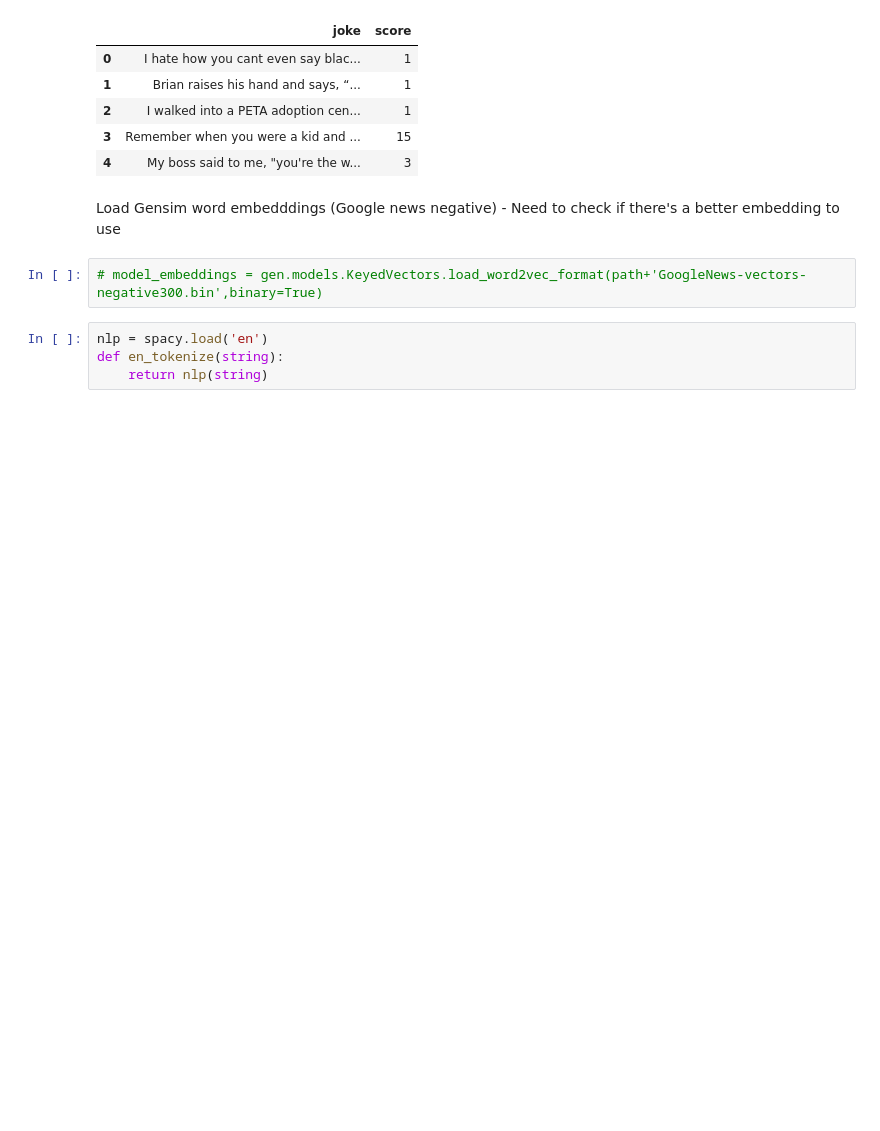
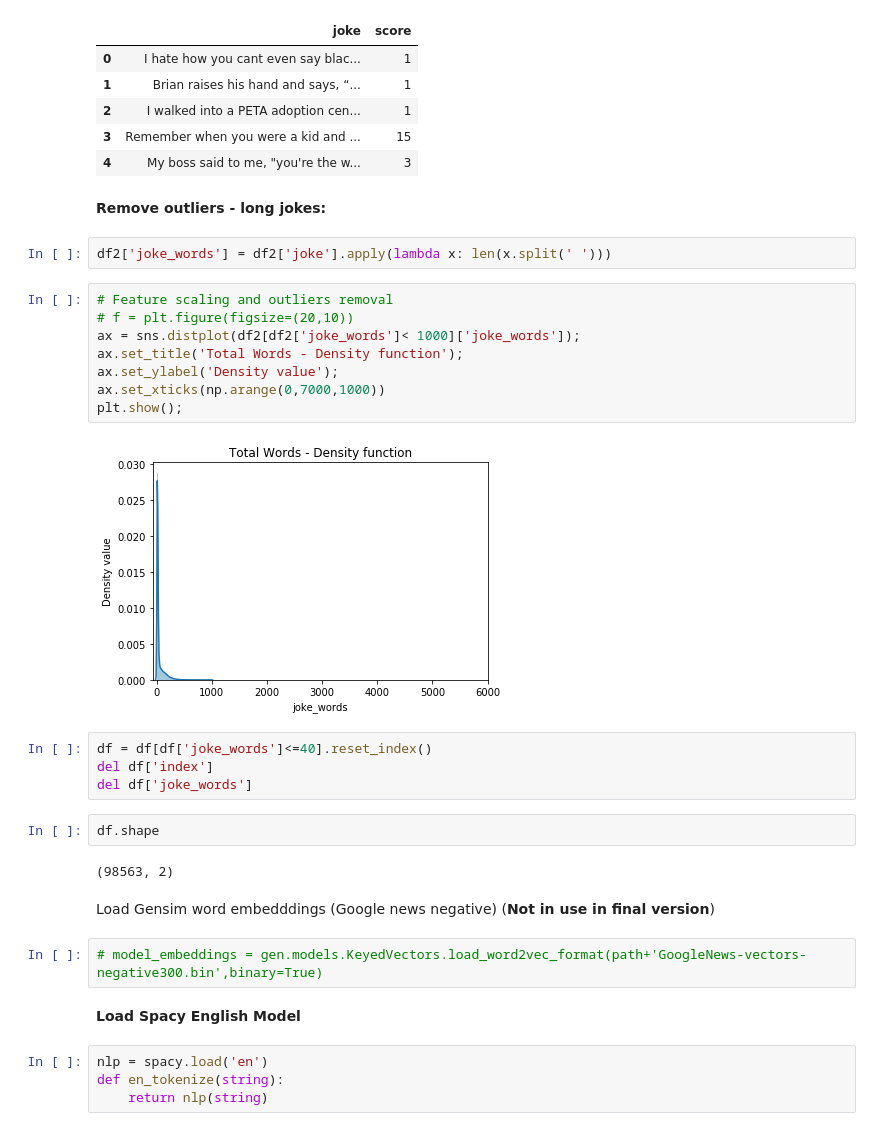
Before and after one commit to AxelStbl/jokes_score, a Jupyter notebook: Notebooks/Feature Engineering/FeatureEngineering.ipynb, the cells around one changed output. Saved outputs shown, nothing was run; the diff lists cells and outputs as text; blank space fills up the shorter version.

```diff
--- a/Notebooks/Feature Engineering/FeatureEngineering.ipynb
+++ b/Notebooks/Feature Engineering/FeatureEngineering.ipynb
@@ -82,10 +86,34 @@ df.head()
 | 2 | I walked into a PETA adoption cen... | 1 |
 | 3 | Remember when you were a kid and ... | 15 |
 | 4 | My boss said to me, "you're the w... | 3 |
+# %% [markdown]
+**Remove outliers - long jokes:**
+# %%
+df2['joke_words'] = df2['joke'].apply(lambda x: len(x.split(' ')))
+# %%
+# Feature scaling and outliers removal
+# f = plt.figure(figsize=(20,10))
+ax = sns.distplot(df2[df2['joke_words']< 1000]['joke_words']);
+ax.set_title('Total Words - Density function');
+ax.set_ylabel('Density value');
+ax.set_xticks(np.arange(0,7000,1000))
+plt.show();
+# %% [output]
+[figure, added]
+# %%
+df = df[df['joke_words']<=40].reset_index()
+del df['index']
+del df['joke_words']
+# %%
+df.shape
+# %% [output]
+(98563, 2)
 # %% [markdown]
-Load Gensim word embedddings (Google news negative) - Need to check if there's a better embedding to use
+Load Gensim word embedddings (Google news negative) (**Not in use in final version**)
 # %%
 # model_embeddings = gen.models.KeyedVectors.load_word2vec_format(path+'GoogleNews-vectors-negative300.bin',binary=True)
+# %% [markdown]
+**Load Spacy English Model**
 # %%
 nlp = spacy.load('en')
 def en_tokenize(string):
```
Also changed, not shown: parts of 56 cells of this notebook.
